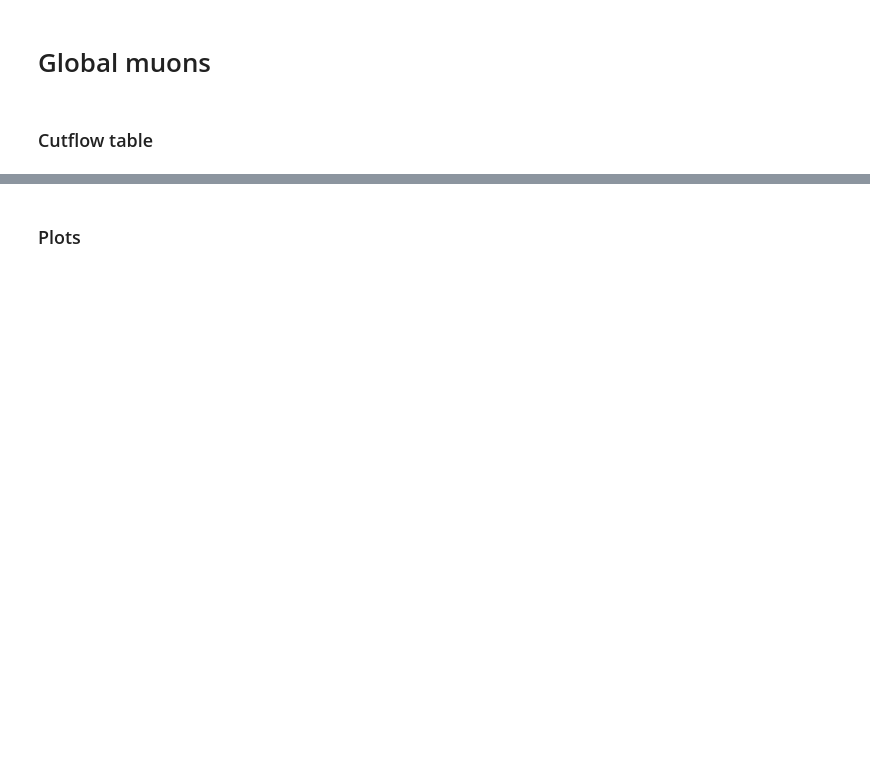
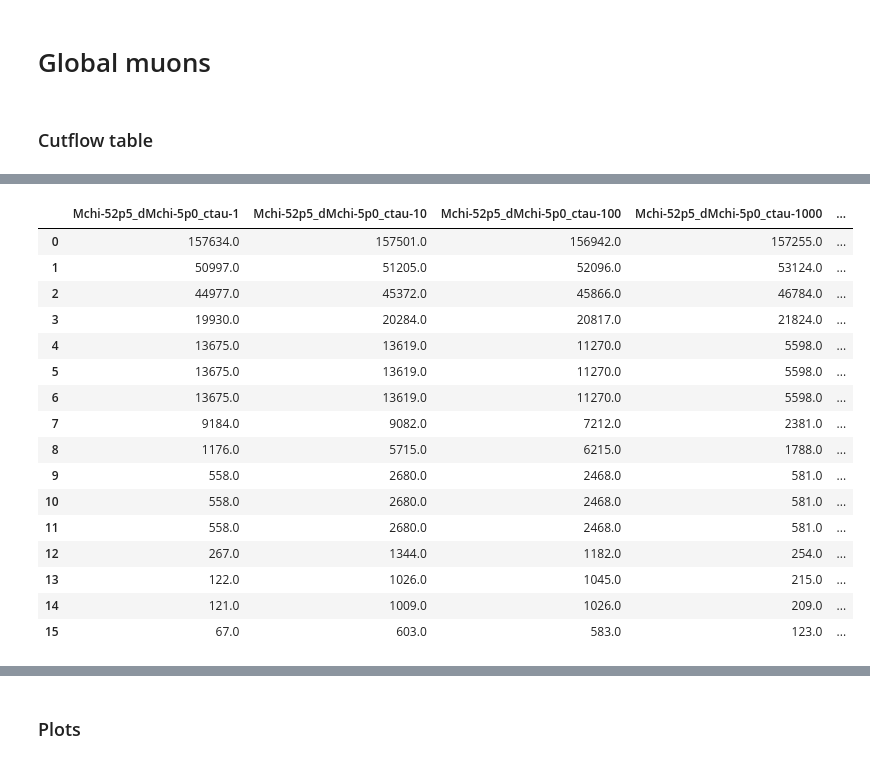
Before and after one commit to afrankenthal/iDM-analysis-plotting, a Jupyter notebook: PlotSignalBkgs.ipynb, the cells around one changed output, grey strips where cells are left out. Saved outputs shown, nothing was run; the diff lists cells and outputs as text; code cells hidden in the pictures; blank space fills up the shorter version.

Commit message:
fixed cutflow for signal

```diff
--- a/PlotSignalBkgs.ipynb
+++ b/PlotSignalBkgs.ipynb
@@ -65,8 +65,24 @@ with open('config/bkgs.json') as bkgs_json_file:
 # %% [markdown]
 # Global muons
 # %%
-with open('data/histos_signal_objects_gbm.dat', 'rb') as file:
+#with open('data/histos_signal_objects_gbm.dat', 'rb') as file:
+with open('histos_signal_objects_gbm.dat', 'rb') as file:
+
     histos_signal_from_file_gbm = pickle.load(file)
+# %%
+luminosity = 59.97 * 1000 # 1/pb
+for sig, properties in sigs.items():
+    try:
+        properties['weight'] = luminosity * properties['xsec'] / histos_signal_from_file_gbm['sumgenwgt'][sig]
+    except KeyError:
+        properties['weight'] = 1
+
+histos = {}
+for plot_var in histos_signal_from_file_gbm:
+    try:
+        histos[plot_var] = {**histos_signal_from_file_gbm[plot_var], **histos_signal_from_file_gbm[plot_var]}
+    except KeyError:
+        histos[plot_var] = histos_signal_from_file_gbm[plot_var]
 # %%
 with open('data/histos_bkgs_objects_gbm.dat', 'rb') as file:
 #with open('histos_bkgs_objects_gbm.dat', 'rb') as file:
@@ -105,3 +152,23 @@ for plot_var in histos_bkgs_from_file_gbm:
+# %%
+pd.DataFrame.from_dict(dict(sorted(histos['cutflow_incl'].items())))
+# %% [output]
+|  | Mchi-52p5_dMchi-5p0_ctau-1 | Mchi-52p5_dMchi-5p0_ctau-10 | Mchi-52p5_dMchi-5p0_ctau-100 | Mchi-52p5_dMchi-5p0_ctau-1000 | ... |
+| 0 | 157634.0 | 157501.0 | 156942.0 | 157255.0 | ... |
+| 1 | 50997.0 | 51205.0 | 52096.0 | 53124.0 | ... |
+| 2 | 44977.0 | 45372.0 | 45866.0 | 46784.0 | ... |
+| 3 | 19930.0 | 20284.0 | 20817.0 | 21824.0 | ... |
+| 4 | 13675.0 | 13619.0 | 11270.0 | 5598.0 | ... |
+| 5 | 13675.0 | 13619.0 | 11270.0 | 5598.0 | ... |
+| 6 | 13675.0 | 13619.0 | 11270.0 | 5598.0 | ... |
+| 7 | 9184.0 | 9082.0 | 7212.0 | 2381.0 | ... |
+| 8 | 1176.0 | 5715.0 | 6215.0 | 1788.0 | ... |
+| 9 | 558.0 | 2680.0 | 2468.0 | 581.0 | ... |
+| 10 | 558.0 | 2680.0 | 2468.0 | 581.0 | ... |
+| 11 | 558.0 | 2680.0 | 2468.0 | 581.0 | ... |
+| 12 | 267.0 | 1344.0 | 1182.0 | 254.0 | ... |
+| 13 | 122.0 | 1026.0 | 1045.0 | 215.0 | ... |
+| 14 | 121.0 | 1009.0 | 1026.0 | 209.0 | ... |
+| 15 | 67.0 | 603.0 | 583.0 | 123.0 | ... |
 # %%
 cutflow_incl_grps = {}
 for bkg, properties in bkgs.items():
```
Also changed, not shown: parts of 13 cells of this notebook, 14 other files.
